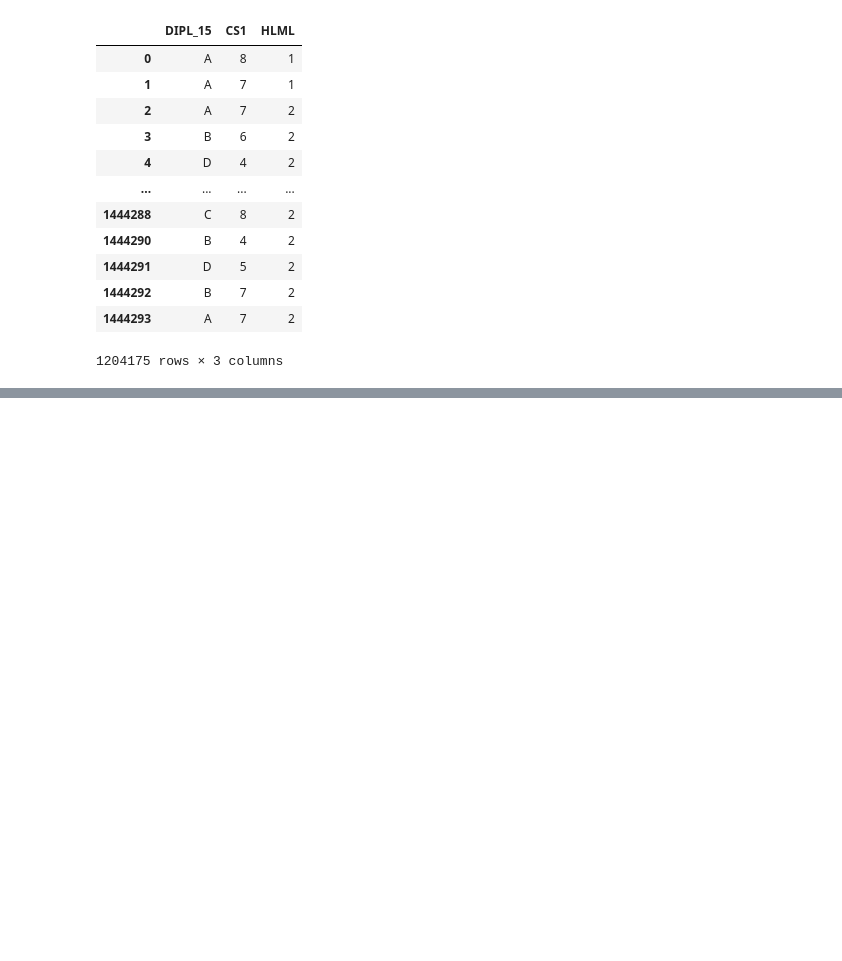
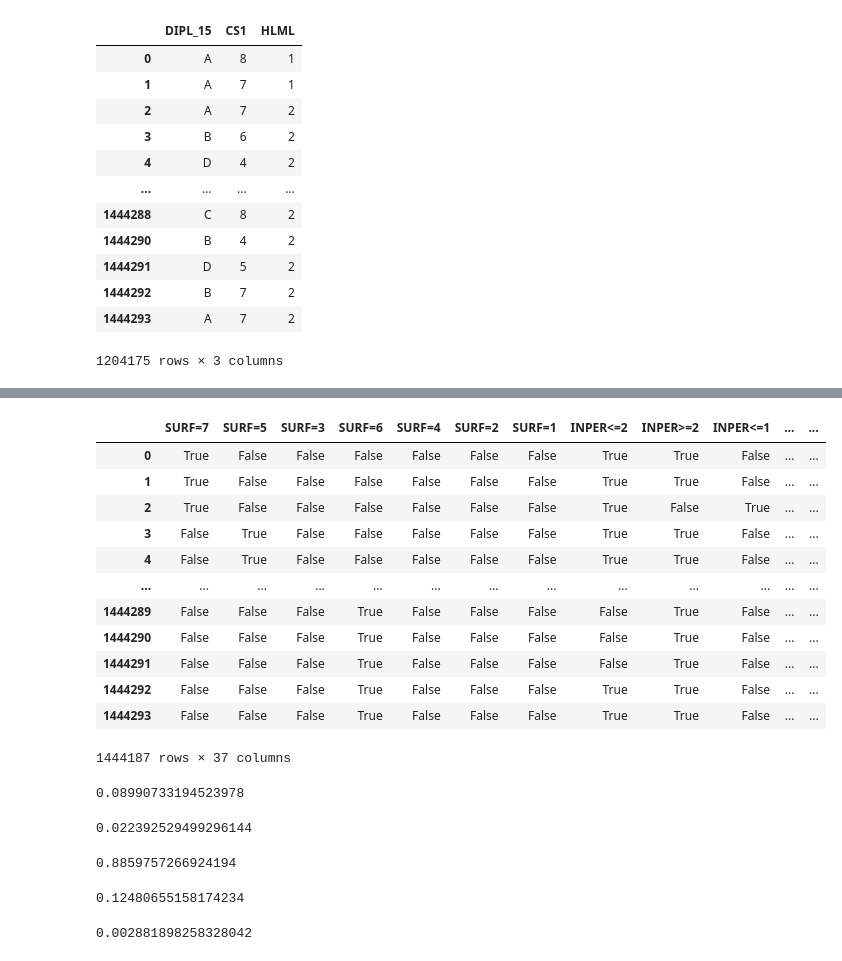
Before and after one commit to PiCindy/Data-mining, a Jupyter notebook: code/project.ipynb, the cells around one changed output, grey strips where cells are left out. Saved outputs shown, nothing was run; the diff lists cells and outputs as text; code cells hidden in the pictures; blank space fills up the shorter version.

```diff
--- a/code/project.ipynb
+++ b/code/project.ipynb
@@ -565,0 +666,4 @@ with open('../closures/closures_q2.json', 'w') as f:
+# %%
+df['SURF'] = np.array([int(x) for x in df['SURF']])
+# %%
+df['INPER'] = np.array([int(x) for x in df['INPER']])
@@ -565,0 +676,2 @@ with open('../closures/closures_q2.json', 'w') as f:
+# %%
+df = df[df['INPER']<16]
@@ -565,0 +694,38 @@ with open('../closures/closures_q2.json', 'w') as f:
+# %%
+df_scaled = scaling_interordinal(scaling_nominal(df, 'SURF'), 'INPER')
+# %%
+df_scaled
+# %% [output]
+|  | SURF=7 | SURF=5 | SURF=3 | SURF=6 | SURF=4 | SURF=2 | SURF=1 | INPER<=2 | INPER>=2 | INPER<=1 | ... | ... |
+| 0 | True | False | False | False | False | False | False | True | True | False | ... | ... |
+| 1 | True | False | False | False | False | False | False | True | True | False | ... | ... |
+| 2 | True | False | False | False | False | False | False | True | False | True | ... | ... |
+| 3 | False | True | False | False | False | False | False | True | True | False | ... | ... |
+| 4 | False | True | False | False | False | False | False | True | True | False | ... | ... |
+| ... | ... | ... | ... | ... | ... | ... | ... | ... | ... | ... | ... | ... |
+| 1444289 | False | False | False | True | False | False | False | False | True | False | ... | ... |
+| 1444290 | False | False | False | True | False | False | False | False | True | False | ... | ... |
+| 1444291 | False | False | False | True | False | False | False | False | True | False | ... | ... |
+| 1444292 | False | False | False | True | False | False | False | True | True | False | ... | ... |
+| 1444293 | False | False | False | True | False | False | False | True | True | False | ... | ... |
+1444187 rows × 37 columns
+# %%
+itemset_support(df_scaled, ['SURF=3', 'INPER>=1', 'INPER<=7'])
+# %% [output]
+0.08990733194523978
+# %%
+itemset_support(df_scaled, ['SURF=1', 'INPER<=1'])
+# %% [output]
+0.022392529499296144
+# %%
+count_confidence(df_scaled, ['SURF=1'], ['INPER<=1'])
+# %% [output]
+0.8859757266924194
+# %%
+count_confidence(df_scaled, ['INPER<=1'], ['SURF=1'])
+# %% [output]
+0.12480655158174234
+# %%
+itemset_support(df_scaled, ['SURF=1', 'INPER>=2'])
+# %% [output]
+0.002881898258328042
```
Also changed, not shown: parts of 121 cells of this notebook.
